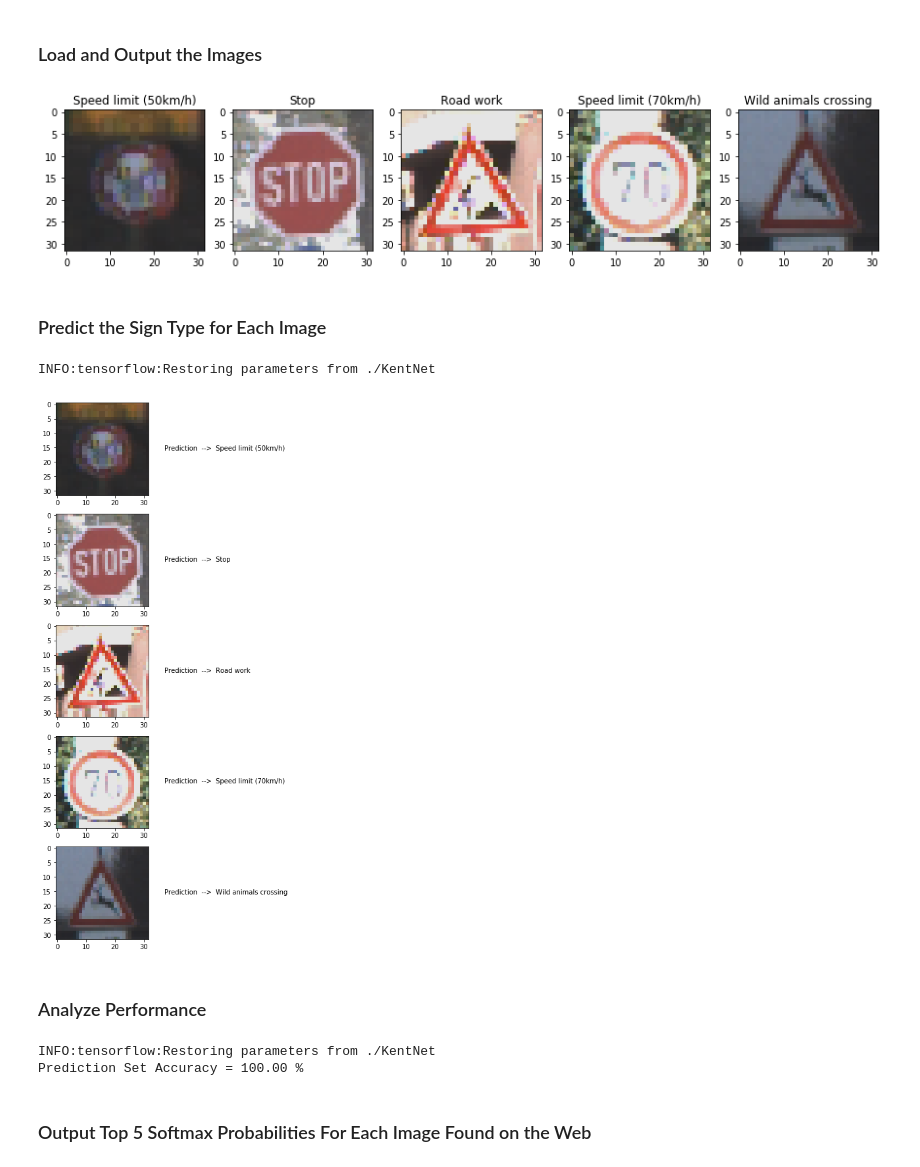
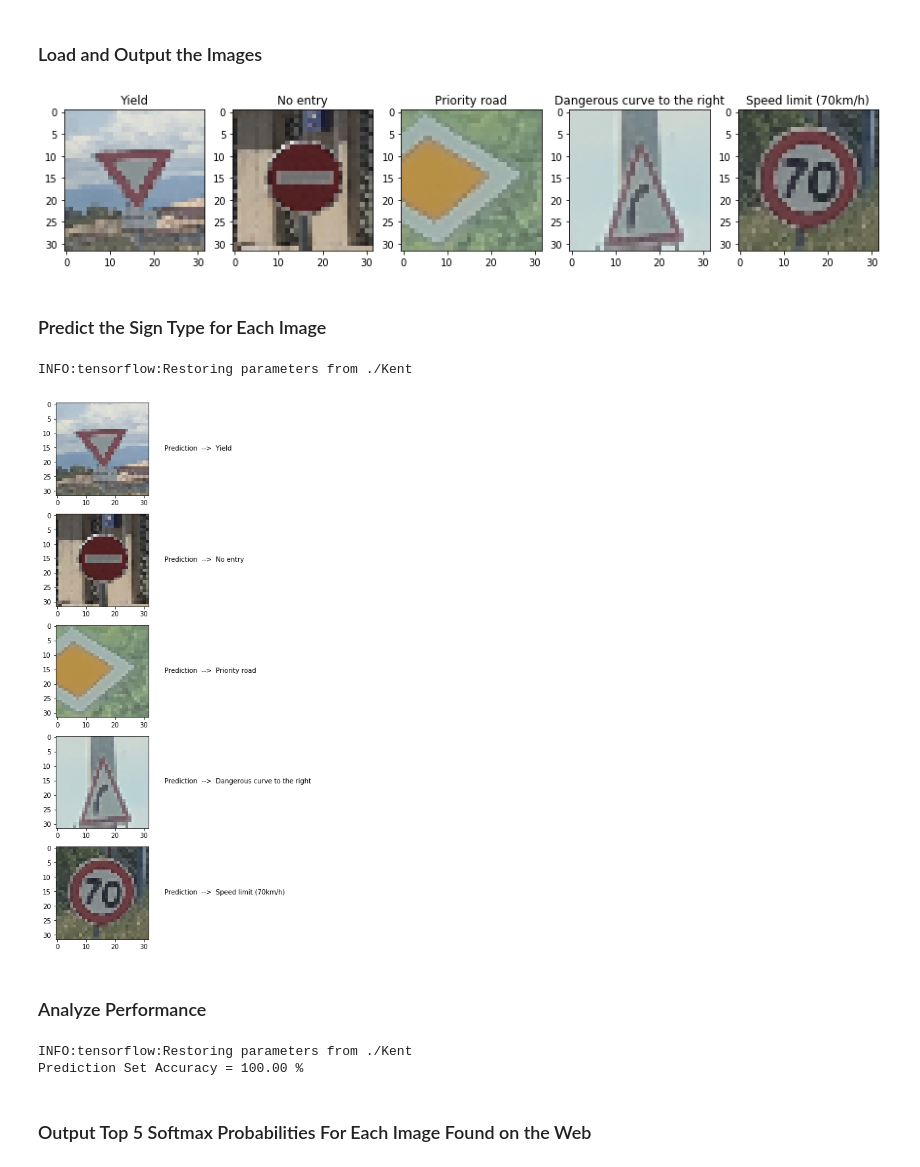
Before and after one commit to KentonParton/Traffic_Sign_Classifier, a Jupyter notebook: Traffic_Sign_Classifier.ipynb, the cells around one changed output. Saved outputs shown, nothing was run; the diff lists cells and outputs as text; code cells hidden in the pictures.

Commit message:
image testing upload

```diff
--- a/Traffic_Sign_Classifier.ipynb
+++ b/Traffic_Sign_Classifier.ipynb
@@ -51,7 +48,0 @@ FileNotFoundError: [Errno 2] No such file or directory: './traffic-signs-data/tr
-# %%
-from keras.datasets import cifar10
-(X_train, y_train), (X_test, y_test) = cifar10.load_data()
-# y_train.shape is 2d, (50000, 1). While Keras is smart enough to handle this
-# it's a good idea to flatten the array.
-y_train = y_train.reshape(-1)
-y_test = y_test.reshape(-1)
@@ -60,6 +49,3 @@ Using TensorFlow backend.
-# %%
-from sklearn.model_selection import train_test_split
-X_train, X_validation, y_train, y_validation = train_test_split(X_train, y_train, test_size=0.3, random_state=42, stratify = y_train)
 # %% [markdown]
 ---
 
@@ -438,7 +424,7 @@ def format_images(num_imgs):
     for i in range(num_imgs):
 
         # open image with Pillow
-        img = Image.open(parent_dir + 'image_' + str(i) + '.ppm')
+        img = Image.open(parent_dir + 'img_' + str(i) + '.JPG')
 
         # resize image to (32, 32) with Pillow
         img = img.resize((32, 32))
@@ -460,7 +446,7 @@ def format_images(num_imgs):
 predict_images = normalize(format_images(5))
 
 # label index for each image from signnames.csv
-labels = [2, 14, 25, 4, 31]
+labels = [13, 17, 12, 20, 4]
 
 fig, axes = plt.subplots(nrows=1, ncols=5, figsize=(15, 15))
 
@@ -469,38 +455,38 @@ for i in range(len(predict_images)):
     axes[i].set_title(class_names[labels[i]])
     axes[i].imshow(predict_images[i])
 # %% [output]
-[figure, old version]
+[figure, new version]
 # %% [markdown]
 ### Predict the Sign Type for Each Image
 # %%
 ### Run the predictions here and use the model to output the prediction for each image.
 ### Make sure to pre-process the images with the same pre-processing pipeline used earlier.
 ### Feel free to use as many code cells as needed.
 softmax = tf.nn.softmax(logits)
 top_k = tf.nn.top_k(softmax, k=1)
-checkpoint_file = tf.train.latest_checkpoint("./KentNet")
+checkpoint_file = tf.train.latest_checkpoint('./Kent')
 
 with tf.Session() as sess:
     sess.run(tf.global_variables_initializer())
-    saver.restore(sess, "./KentNet")
+    saver.restore(sess, './Kent')
     softmax_res = sess.run(softmax, feed_dict={x: predict_images, keep_prob: 1.0})
     top_k_res = sess.run(top_k, feed_dict={x: predict_images, keep_prob: 1.0})
 
 
     fig, axes = plt.subplots(nrows=5, ncols=1, figsize=(15, 15))
 
     for i in range(len(top_k_res[1])):
 
         top_pos = predict_images.shape[1] / 2
         left_pos = predict_images.shape[1] + 5
 
         label = class_names[top_k_res[1][i][0]]
 
         axes[i].text(left_pos, top_pos, 'Prediction  -->  ' + label)
         axes[i].imshow(predict_images[i])
 # %% [output]
-INFO:tensorflow:Restoring parameters from ./KentNet
+INFO:tensorflow:Restoring parameters from ./Kent
-[figure, old version]
+[figure, new version]
 # %% [markdown]
 ### Analyze Performance
 # %%
@@ -509,11 +495,12 @@ INFO:tensorflow:Restoring parameters from ./KentNet
 
 with tf.Session() as sess:
     sess.run(tf.global_variables_initializer())
-    saver.restore(sess, "./KentNet")
+    saver.restore(sess, './Kent')
+
     test_accuracy = evaluate(predict_images, labels)
     print("Prediction Set Accuracy = {:.2f} %".format(test_accuracy * 100))
 # %% [output]
-INFO:tensorflow:Restoring parameters from ./KentNet
+INFO:tensorflow:Restoring parameters from ./Kent
 Prediction Set Accuracy = 100.00 %
 # %% [markdown]
 ### Output Top 5 Softmax Probabilities For Each Image Found on the Web
```
Also changed, not shown: parts of 6 cells of this notebook, 13 other files.
